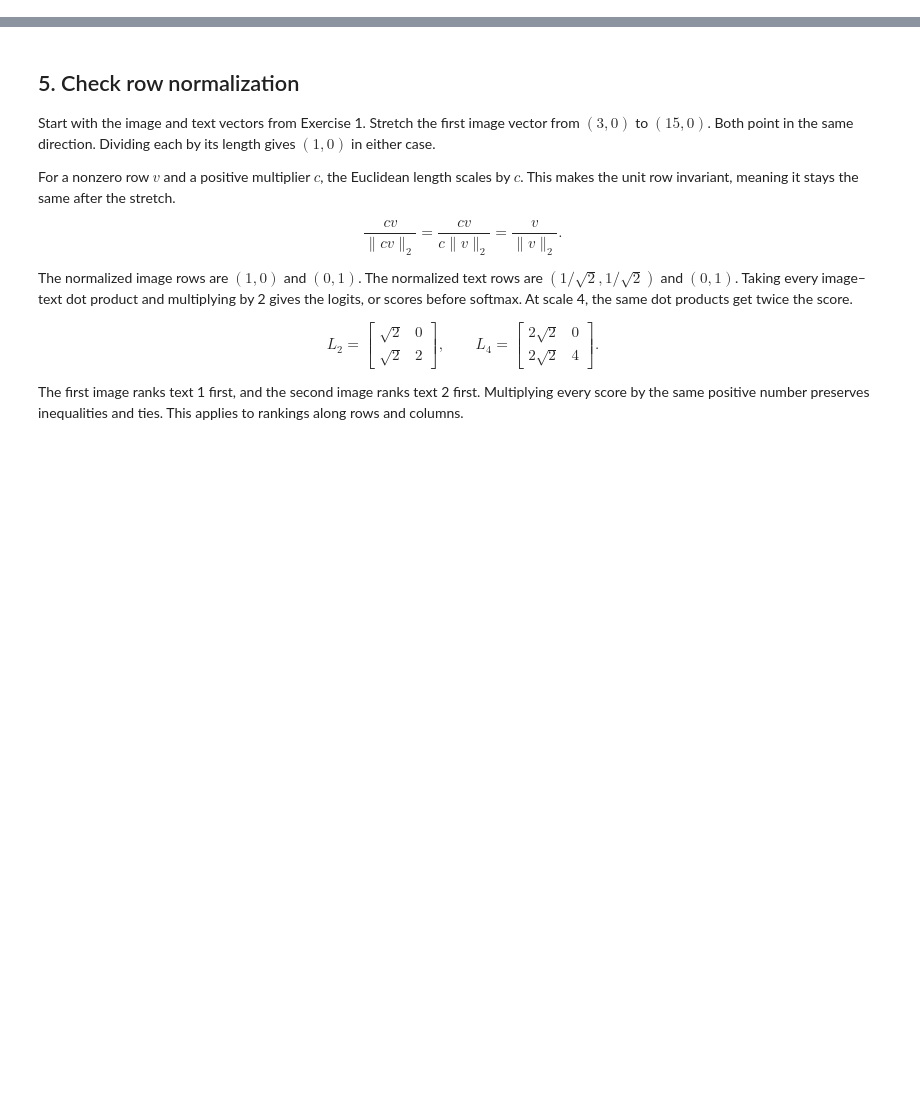
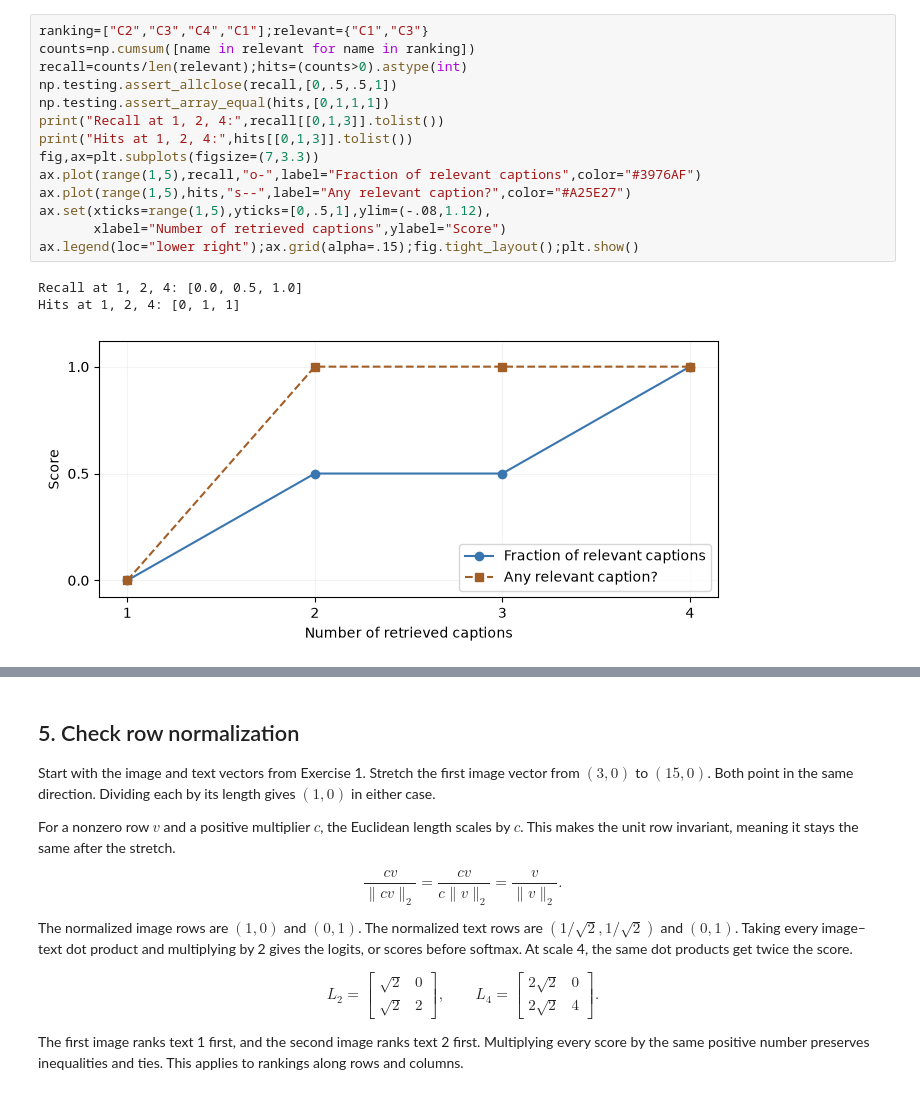
Before and after one commit to jrterven/transformers-book, a Jupyter notebook: solutions/ch23_multimodal/python-solutions.ipynb, the cells around one changed output, grey strips where cells are left out. Saved outputs shown, nothing was run; the diff lists cells and outputs as text; blank space fills up the shorter version.

```diff
--- a/solutions/ch23_multimodal/python-solutions.ipynb
+++ b/solutions/ch23_multimodal/python-solutions.ipynb
@@ -31,0 +130,18 @@ else:
+# %%
+ranking=["C2","C3","C4","C1"];relevant={"C1","C3"}
+counts=np.cumsum([name in relevant for name in ranking])
+recall=counts/len(relevant);hits=(counts>0).astype(int)
+np.testing.assert_allclose(recall,[0,.5,.5,1])
+np.testing.assert_array_equal(hits,[0,1,1,1])
+print("Recall at 1, 2, 4:",recall[[0,1,3]].tolist())
+print("Hits at 1, 2, 4:",hits[[0,1,3]].tolist())
+fig,ax=plt.subplots(figsize=(7,3.3))
+ax.plot(range(1,5),recall,"o-",label="Fraction of relevant captions",color="#3976AF")
+ax.plot(range(1,5),hits,"s--",label="Any relevant caption?",color="#A25E27")
+ax.set(xticks=range(1,5),yticks=[0,.5,1],ylim=(-.08,1.12),
+       xlabel="Number of retrieved captions",ylabel="Score")
+ax.legend(loc="lower right");ax.grid(alpha=.15);fig.tight_layout();plt.show()
+# %% [output]
+Recall at 1, 2, 4: [0.0, 0.5, 1.0]
+Hits at 1, 2, 4: [0, 1, 1]
+[figure, added]
```
Also changed, not shown: parts of 20 cells of this notebook, 9 other files.
